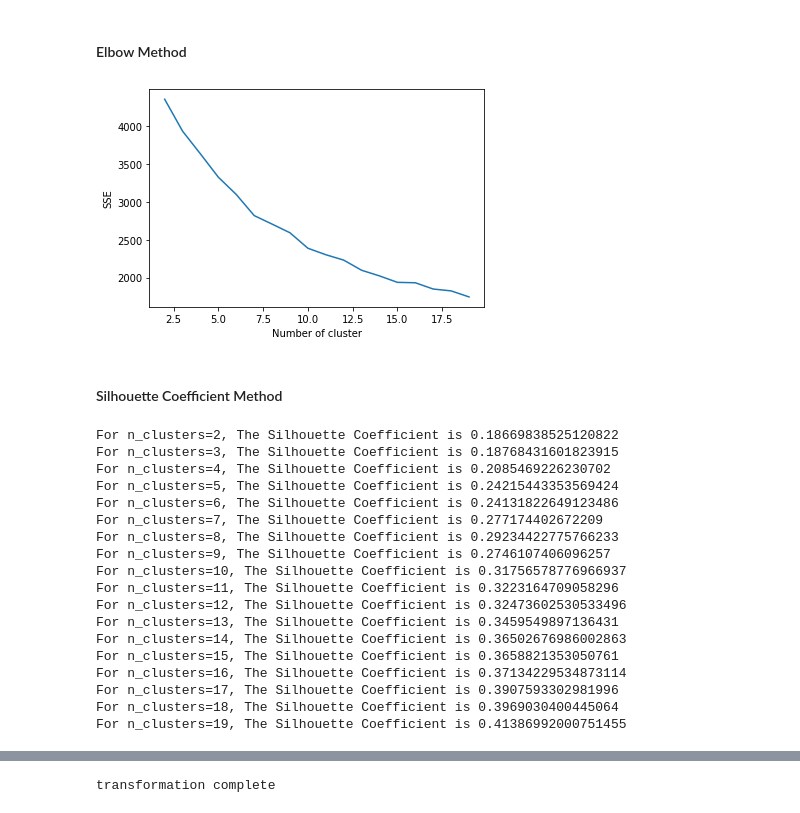
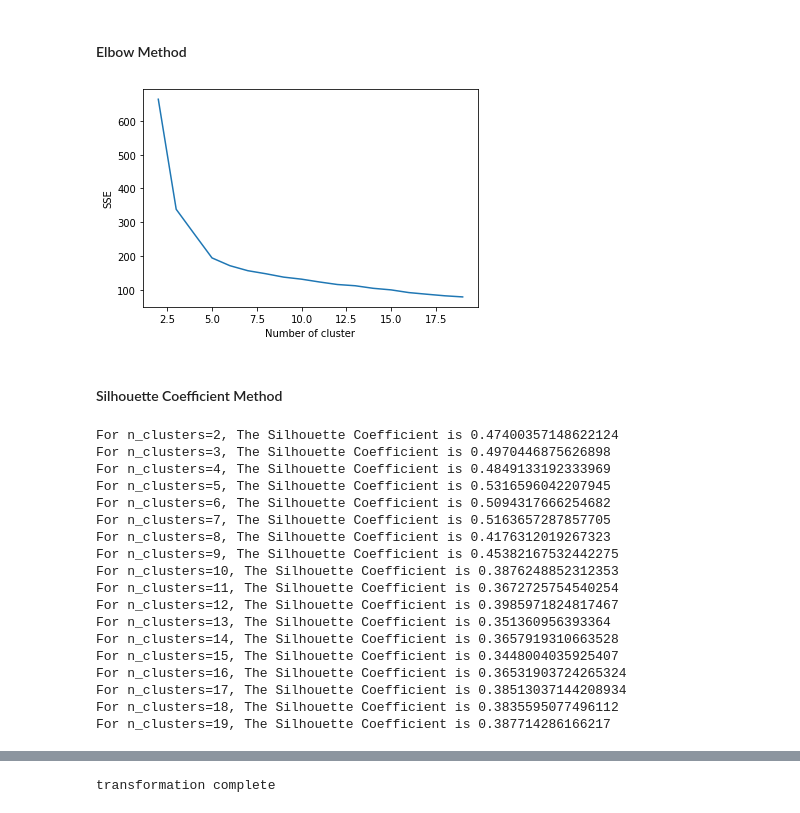
Before and after one commit to NiallDillane/cs4055-DataMining, a Jupyter notebook: project/Russian Ads Analysis - Clustering.ipynb, the cells around one changed output, grey strips where cells are left out. Drawn from its saved outputs; the diff is of its cells as text; code cells hidden in the pictures.

```diff
--- a/project/Russian Ads Analysis - Clustering.ipynb
+++ b/project/Russian Ads Analysis - Clustering.ipynb
@@ -51,7 +70,7 @@ dfCluster = pd.read_json("./russian_ads.json")
 # %%
 listCols = ['language_categories', 'placement_categories', 'interests_categories', 'location_categories']
 dateCols = ['month', 'year']
-numCols = ['age_lower', 'age_upper', 'ad_impressions', 'ad_clicks', 'ad_spend_usd', 'month', 'year']
+numCols = ['age_lower', 'age_upper', 'ad_impressions', 'ad_clicks', 'ad_spend_usd', 'month', 'year', 'num_interests', 'num_locs']
 
 for col in listCols:
     dfCluster[col] = dfCluster[col].transform(tuple)
@@ -69,12 +88,12 @@ dfCluster.head(1)
 # %% [markdown]
 ### Making a dataset out of numeric fields
 # %%
-dfNum = dfCluster[['age_lower', 'age_upper', 'ad_impressions', 'ad_clicks', 'ad_spend_usd', 'month', 'year']]
-dfNum['ad_id'] = range(1, len(dfNum) + 1)
+dfNum = dfCluster[['age_lower', 'age_upper', 'ad_impressions', 'ad_clicks', 'ad_spend_usd', 'month', 'year', 'num_interests', 'num_locs']]
+#dfNum['ad_id'] = range(1, len(dfNum) + 1)
 
 dfNum = dfNum.dropna()
 num_data = np.array(dfNum.values, dtype=float)
 
-# cluster_data = np.array(dfNum.values, dtype=float)
-# print('(number of examples, number of attributes): ', cluster_data.shape)
+cluster_data = np.array(dfNum.values, dtype=float)
+print('(number of examples, number of attributes): ', cluster_data.shape)
 # %% [output]
@@ -118,5 +130,5 @@ print('(number of examples, number of attributes): ', numEncode_data.shape)
 ### Scaling the data
 # %%
 min_max_scaler = preprocessing.MinMaxScaler()
-numEncode_data = min_max_scaler.fit_transform(numEncode_data)
+num_data = min_max_scaler.fit_transform(num_data)
 # %% [markdown]
@@ -124,6 +136,3 @@ numEncode_data = min_max_scaler.fit_transform(numEncode_data)
-# %%
-k = 3
-clustered_data_sklearn = cluster.KMeans(n_clusters=k, n_init=10, max_iter=300).fit(numEncode_data)
 # %% [markdown]
 ### Best Value of k?
 # %% [markdown]
@@ -131,41 +140,41 @@ clustered_data_sklearn = cluster.KMeans(n_clusters=k, n_init=10, max_iter=300).f
 # %%
 sse = {}
 for k in range(2, 20):
-    kmeans = KMeans(n_clusters=k, max_iter=1000).fit(numEncode_data)
+    kmeans = KMeans(n_clusters=k, max_iter=1000).fit(num_data)
     #numEncode_data['clusters'] = kmeans.labels_
     #print(data["clusters"])
     sse[k] = kmeans.inertia_ # Inertia: Sum of distances of samples to their closest cluster center
 plt.figure()
 plt.plot(list(sse.keys()), list(sse.values()))
 plt.xlabel("Number of cluster")
 plt.ylabel("SSE")
 plt.show()
 # %% [output]
-[figure, old version]
+[figure, new version]
 # %% [markdown]
 #### Silhouette Coefficient Method
 # %%
 for n_cluster in range(2, 20):
-    kmeans = KMeans(n_clusters=n_cluster).fit(numEncode_data)
+    kmeans = KMeans(n_clusters=n_cluster).fit(num_data)
     label = kmeans.labels_
-    sil_coeff = silhouette_score(numEncode_data, label, metric='euclidean')
+    sil_coeff = silhouette_score(num_data, label, metric='euclidean')
     print("For n_clusters={}, The Silhouette Coefficient is {}".format(n_cluster, sil_coeff))
 # %% [output]
-For n_clusters=2, The Silhouette Coefficient is 0.18669838525120822
-For n_clusters=3, The Silhouette Coefficient is 0.18768431601823915
-For n_clusters=4, The Silhouette Coefficient is 0.2085469226230702
-For n_clusters=5, The Silhouette Coefficient is 0.24215443353569424
-For n_clusters=6, The Silhouette Coefficient is 0.24131822649123486
-For n_clusters=7, The Silhouette Coefficient is 0.277174402672209
-For n_clusters=8, The Silhouette Coefficient is 0.29234422775766233
-For n_clusters=9, The Silhouette Coefficient is 0.2746107406096257
-For n_clusters=10, The Silhouette Coefficient is 0.31756578776966937
-For n_clusters=11, The Silhouette Coefficient is 0.3223164709058296
-For n_clusters=12, The Silhouette Coefficient is 0.32473602530533496
-For n_clusters=13, The Silhouette Coefficient is 0.3459549897136431
-For n_clusters=14, The Silhouette Coefficient is 0.36502676986002863
-For n_clusters=15, The Silhouette Coefficient is 0.3658821353050761
-For n_clusters=16, The Silhouette Coefficient is 0.37134229534873114
-For n_clusters=17, The Silhouette Coefficient is 0.3907593302981996
-For n_clusters=18, The Silhouette Coefficient is 0.3969030400445064
-For n_clusters=19, The Silhouette Coefficient is 0.41386992000751455
+For n_clusters=2, The Silhouette Coefficient is 0.47400357148622124
+For n_clusters=3, The Silhouette Coefficient is 0.4970446875626898
+For n_clusters=4, The Silhouette Coefficient is 0.4849133192333969
+For n_clusters=5, The Silhouette Coefficient is 0.5316596042207945
+For n_clusters=6, The Silhouette Coefficient is 0.5094317666254682
+For n_clusters=7, The Silhouette Coefficient is 0.5163657287857705
+For n_clusters=8, The Silhouette Coefficient is 0.4176312019267323
+For n_clusters=9, The Silhouette Coefficient is 0.45382167532442275
+For n_clusters=10, The Silhouette Coefficient is 0.3876248852312353
+For n_clusters=11, The Silhouette Coefficient is 0.3672725754540254
+For n_clusters=12, The Silhouette Coefficient is 0.3985971824817467
+For n_clusters=13, The Silhouette Coefficient is 0.351360956393364
+For n_clusters=14, The Silhouette Coefficient is 0.3657919310663528
+For n_clusters=15, The Silhouette Coefficient is 0.3448004035925407
+For n_clusters=16, The Silhouette Coefficient is 0.36531903724265324
+For n_clusters=17, The Silhouette Coefficient is 0.38513037144208934
+For n_clusters=18, The Silhouette Coefficient is 0.3835595077496112
+For n_clusters=19, The Silhouette Coefficient is 0.387714286166217
```
Also changed, not shown: parts of 32 cells of this notebook.
